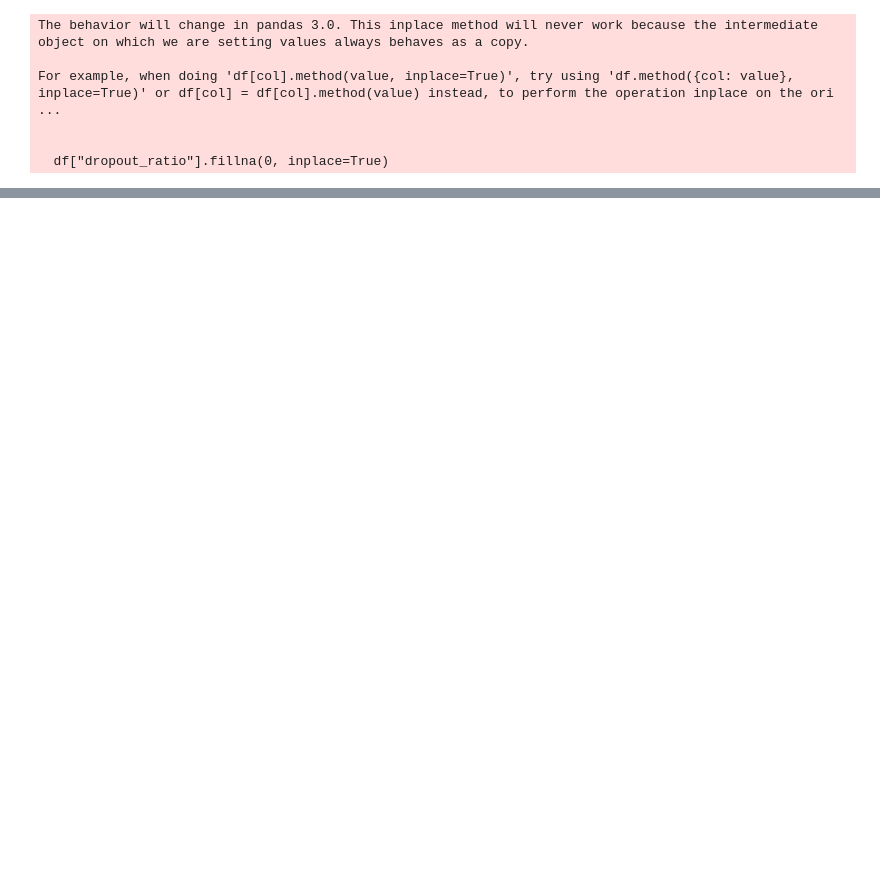
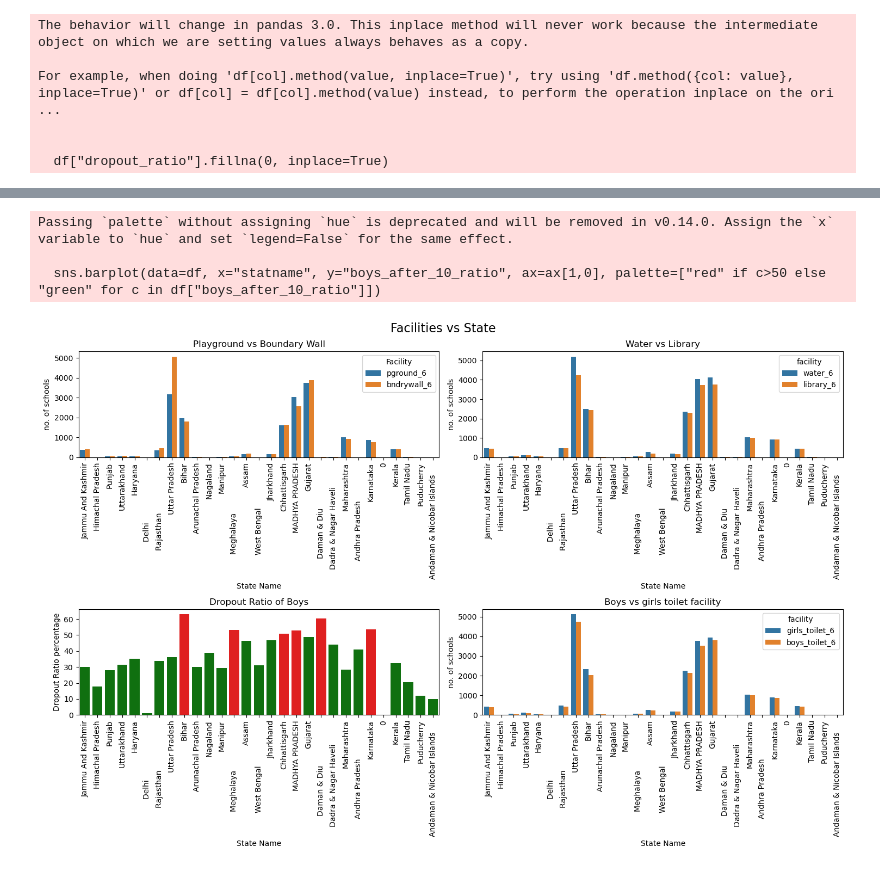
Before and after one commit to ayush12251/eda-analysis, a Jupyter notebook: 2015_2016 anaylis.ipynb, the cells around one changed output, grey strips where cells are left out. Drawn from its saved outputs; the diff is of its cells as text; code cells hidden in the pictures; blank space fills up the shorter version.

```diff
--- a/2015_2016 anaylis.ipynb
+++ b/2015_2016 anaylis.ipynb
@@ -222,3 +127,5 @@ For example, when doing 'df[col].method(value, inplace=True)', try using 'df.met
+# %%
+toilet=df.melt(id_vars=["statname"], value_vars=['girls_toilet_6','boys_toilet_6'], var_name="facility", value_name="count")
 # %%
 # Ensure correct dtypes for plotting
 df['statname'] = df['statname'].astype(str)
@@ -291,0 +190,33 @@ Passing `palette` without assigning `hue` is deprecated and will be removed in v
+# %%
+architechture_df = df.melt(id_vars=["statname"], value_vars=['pground_6', "bndrywall_6"], var_name="facility", value_name="count")
+fig, ax = plt.subplots(2, 2, figsize=(15,10))
+sns.barplot(data=architechture_df, x="statname", y="count", hue="facility", ax=ax[0,0])
+ax[0,0].set_xlabel("State Name")
+ax[0,0].set_ylabel("no. of schools")
+ax[0,0].tick_params(axis="x", rotation=90)
+ax[0,0].set_title("Playground vs Boundary Wall")
+ax[0,0].legend(title="Facility", loc="upper right", bbox_to_anchor=(1, 1))
+water_library_df = df.melt(id_vars=["statname"], value_vars=['water_6', "library_6"], var_name="facility", value_name="count")
+sns.barplot(data=water_library_df, x="statname", y="count", hue="facility", ax=ax[0,1])
+ax[0,1].set_xlabel("State Name")
+ax[0,1].set_ylabel("no. of schools")
+ax[0,1].tick_params(axis="x", rotation=90)
+ax[0,1].set_title("Water vs Library")
+sns.barplot(data=df, x="statname", y="boys_after_10_ratio", ax=ax[1,0], palette=["red" if c>50 else "green" for c in df["boys_after_10_ratio"]])
+ax[1,0].set_xlabel("State Name")
+ax[1,0].set_ylabel("Dropout Ratio percentage")
+ax[1,0].tick_params(axis="x", rotation=90)
+ax[1,0].set_title("Dropout Ratio of Boys")
+sns.barplot(data=toilet, x="statname", y="count", hue="facility", ax=ax[1,1])
+ax[1,1].set_xlabel("State Name")
+ax[1,1].set_ylabel("no. of schools")
+ax[1,1].tick_params(axis="x", rotation=90)
+ax[1,1].set_title("Boys vs girls toilet facility")
+fig.suptitle("Facilities vs State", fontsize=16)
+
+fig.tight_layout()
+# %% [output]
+Passing `palette` without assigning `hue` is deprecated and will be removed in v0.14.0. Assign the `x` variable to `hue` and set `legend=False` for the same effect.
+
+  sns.barplot(data=df, x="statname", y="boys_after_10_ratio", ax=ax[1,0], palette=["red" if c>50 else "green" for c in df["boys_after_10_ratio"]])
+[figure, added]
```
Also changed, not shown: parts of 7 cells of this notebook.
